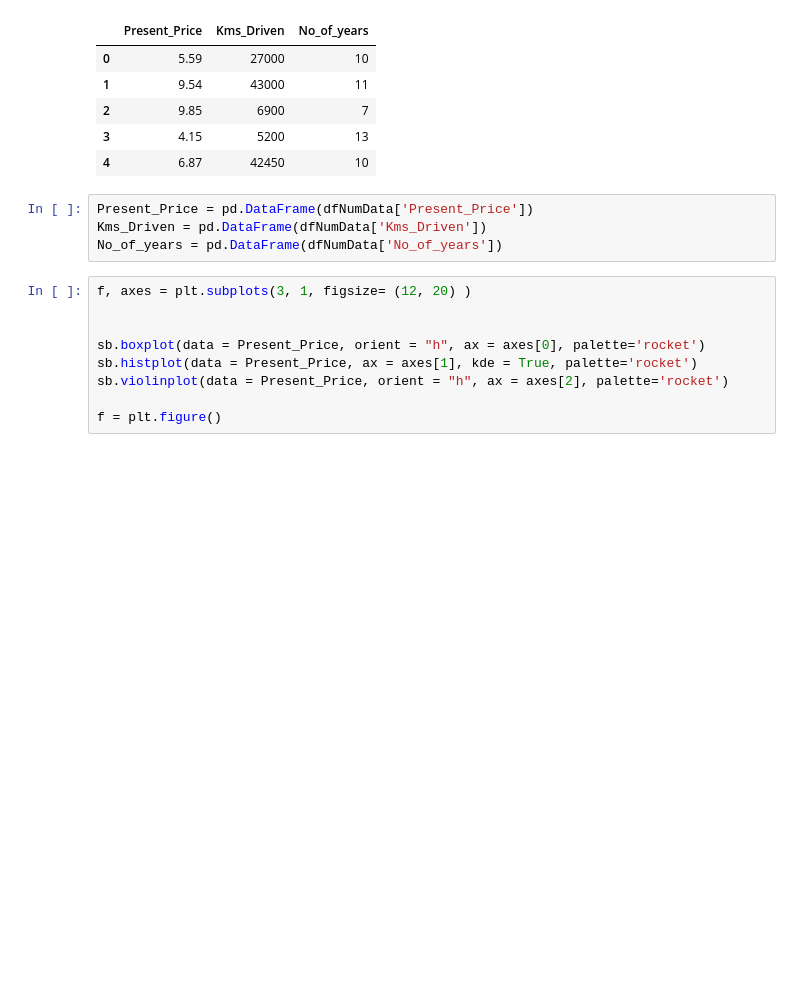
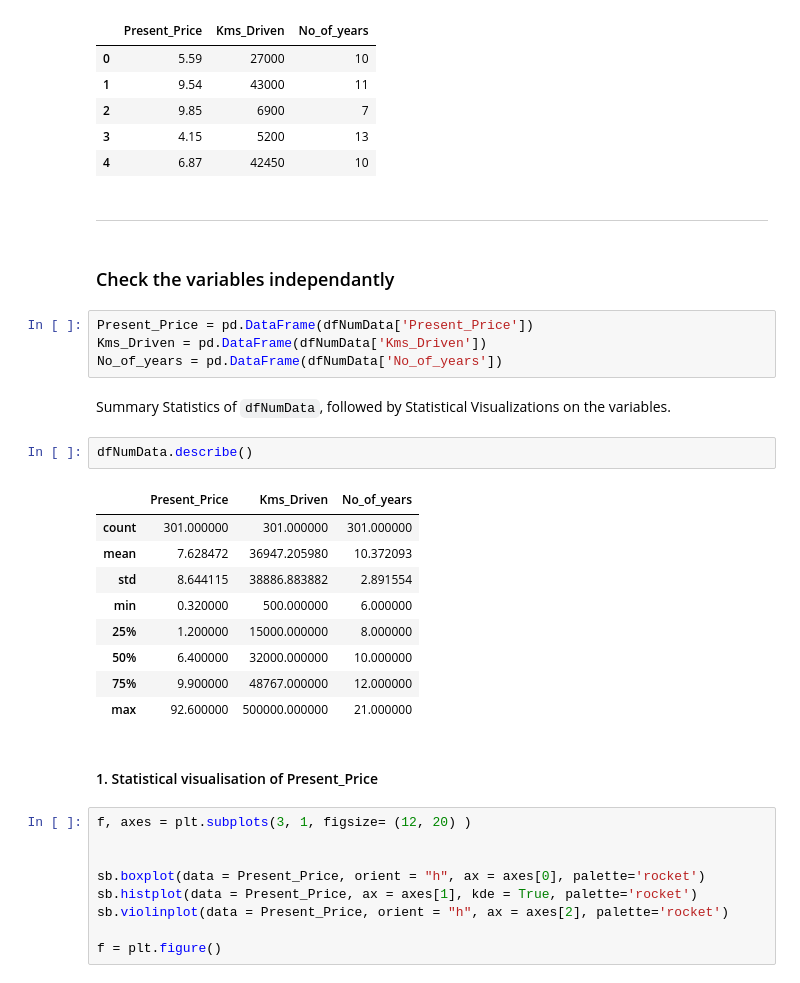
Before and after one commit to joycelee91/SC1015_miniproject, a Jupyter notebook: car-price-prediction.ipynb, the cells around one changed output. Drawn from its saved outputs; the diff is of its cells as text; blank space fills up the shorter version.

```diff
--- a/car-price-prediction.ipynb
+++ b/car-price-prediction.ipynb
@@ -369,10 +503,30 @@ dfNumData.head()
 | 2 | 9.85 | 6900 | 7 |
 | 3 | 4.15 | 5200 | 13 |
 | 4 | 6.87 | 42450 | 10 |
+# %% [markdown]
+---
+# %% [markdown]
+### Check the variables independantly
 # %%
 Present_Price = pd.DataFrame(dfNumData['Present_Price'])
 Kms_Driven = pd.DataFrame(dfNumData['Kms_Driven'])
 No_of_years = pd.DataFrame(dfNumData['No_of_years'])
+# %% [markdown]
+Summary Statistics of `dfNumData`, followed by Statistical Visualizations on the variables.
+# %%
+dfNumData.describe()
+# %% [output]
+|  | Present_Price | Kms_Driven | No_of_years |
+| count | 301.000000 | 301.000000 | 301.000000 |
+| mean | 7.628472 | 36947.205980 | 10.372093 |
+| std | 8.644115 | 38886.883882 | 2.891554 |
+| min | 0.320000 | 500.000000 | 6.000000 |
+| 25% | 1.200000 | 15000.000000 | 8.000000 |
+| 50% | 6.400000 | 32000.000000 | 10.000000 |
+| 75% | 9.900000 | 48767.000000 | 12.000000 |
+| max | 92.600000 | 500000.000000 | 21.000000 |
+# %% [markdown]
+#### 1. Statistical visualisation of Present_Price
 # %%
 f, axes = plt.subplots(3, 1, figsize= (12, 20) )
 
```
Also changed, not shown: parts of 103 cells of this notebook.
